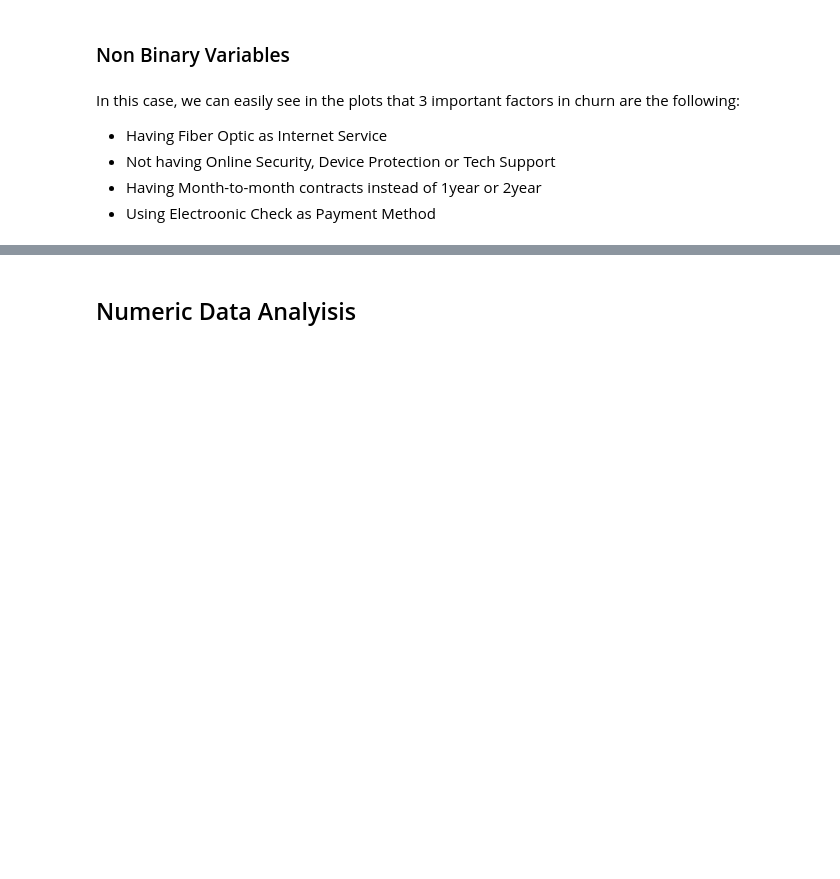
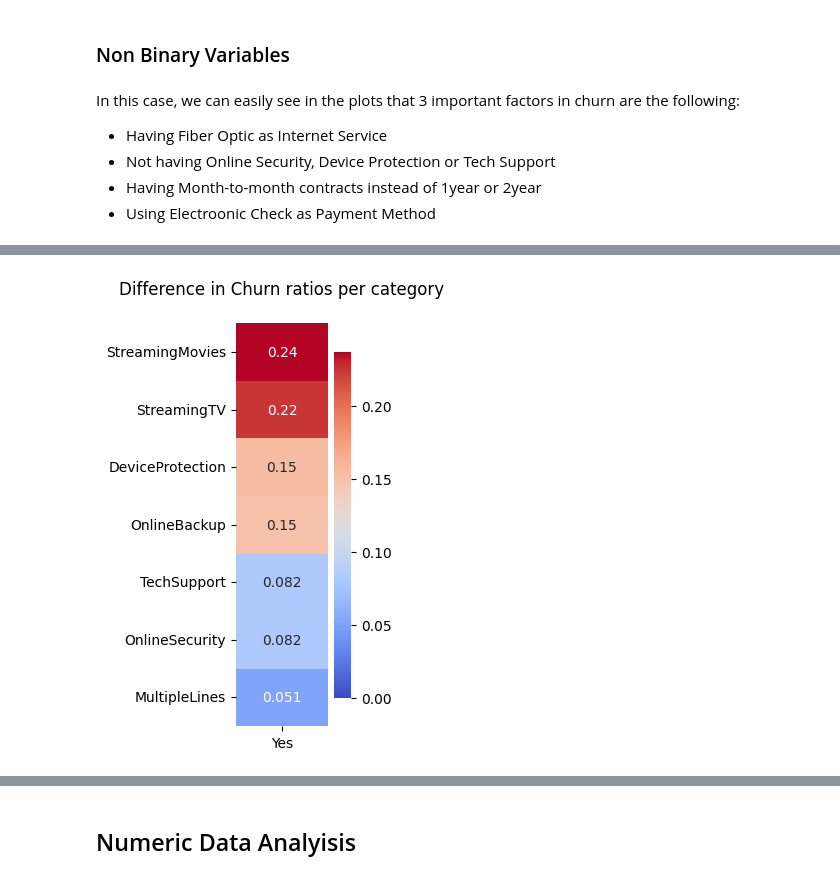
Before and after one commit to BecTome/telco-churn-ml, a Jupyter notebook: notebooks/telco-churn_eda.ipynb, the cells around one changed output, grey strips where cells are left out. Cells and saved outputs as stored; diff of their text form; code cells hidden in the pictures; blank space fills up the shorter version.

```diff
--- a/notebooks/telco-churn_eda.ipynb
+++ b/notebooks/telco-churn_eda.ipynb
@@ -392,0 +439,16 @@ fig.tight_layout()
+# %%
+df_churn = dff.melt(value_vars=cols_no_int, id_vars='Churn').\
+                    groupby(['variable', 'value'])['Churn'].\
+                    value_counts(normalize=True).\
+                    unstack(level=2).\
+                    reset_index()
+
+dff = pd.DataFrame(df_churn.groupby('variable')['Yes'].diff().dropna().abs())
+dff.index = df_churn['variable'].unique()
+
+fig, ax = plt.subplots(figsize=(3, 5))
+sns.heatmap(dff.sort_values(by='Yes', ascending=False), vmin=0, ax=ax, annot=True, cmap='coolwarm')
+ax.set_title('Difference in Churn ratios per category\n')
+fig.tight_layout();
+# %% [output]
+[figure, added]
```
Also changed, not shown: parts of 10 cells of this notebook.
